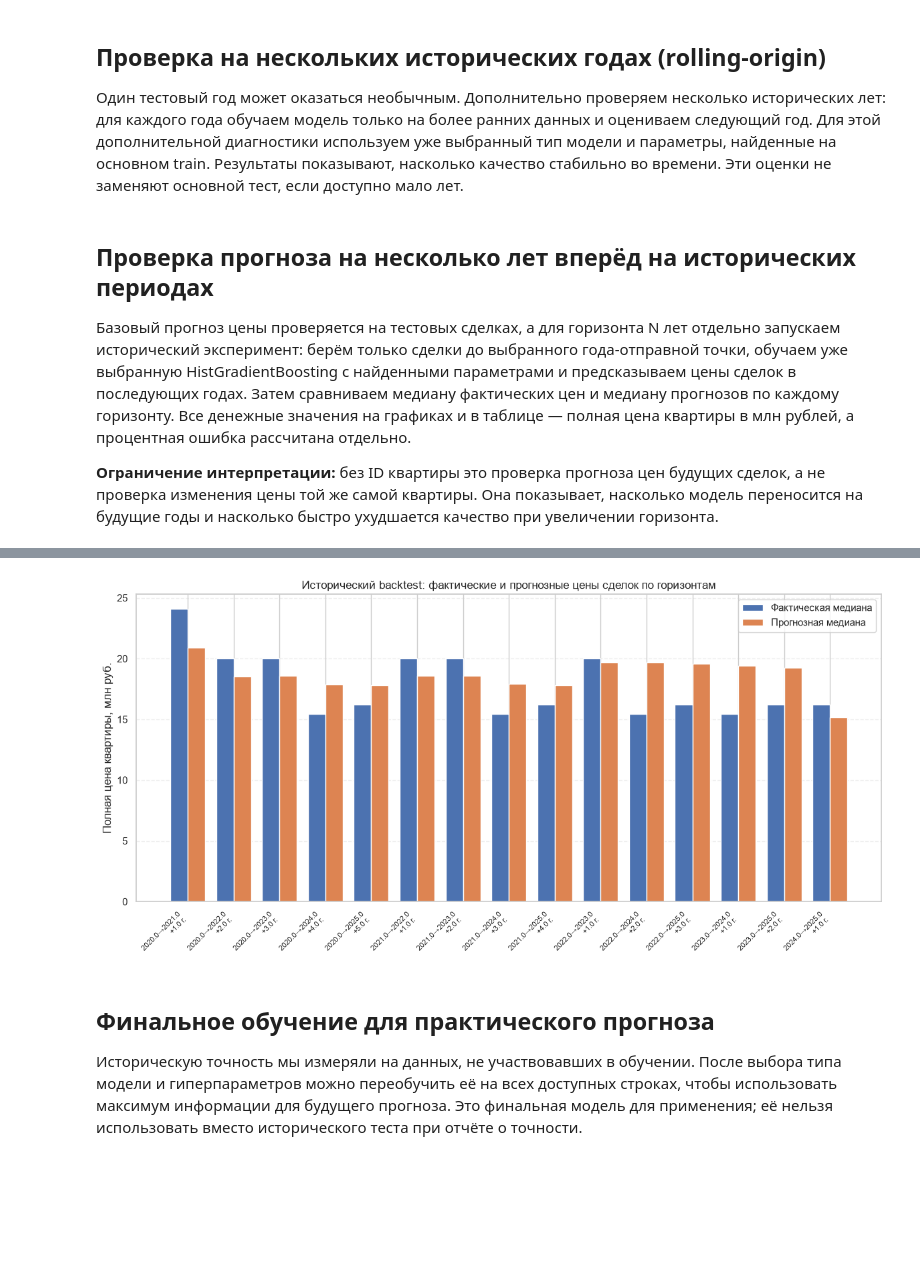
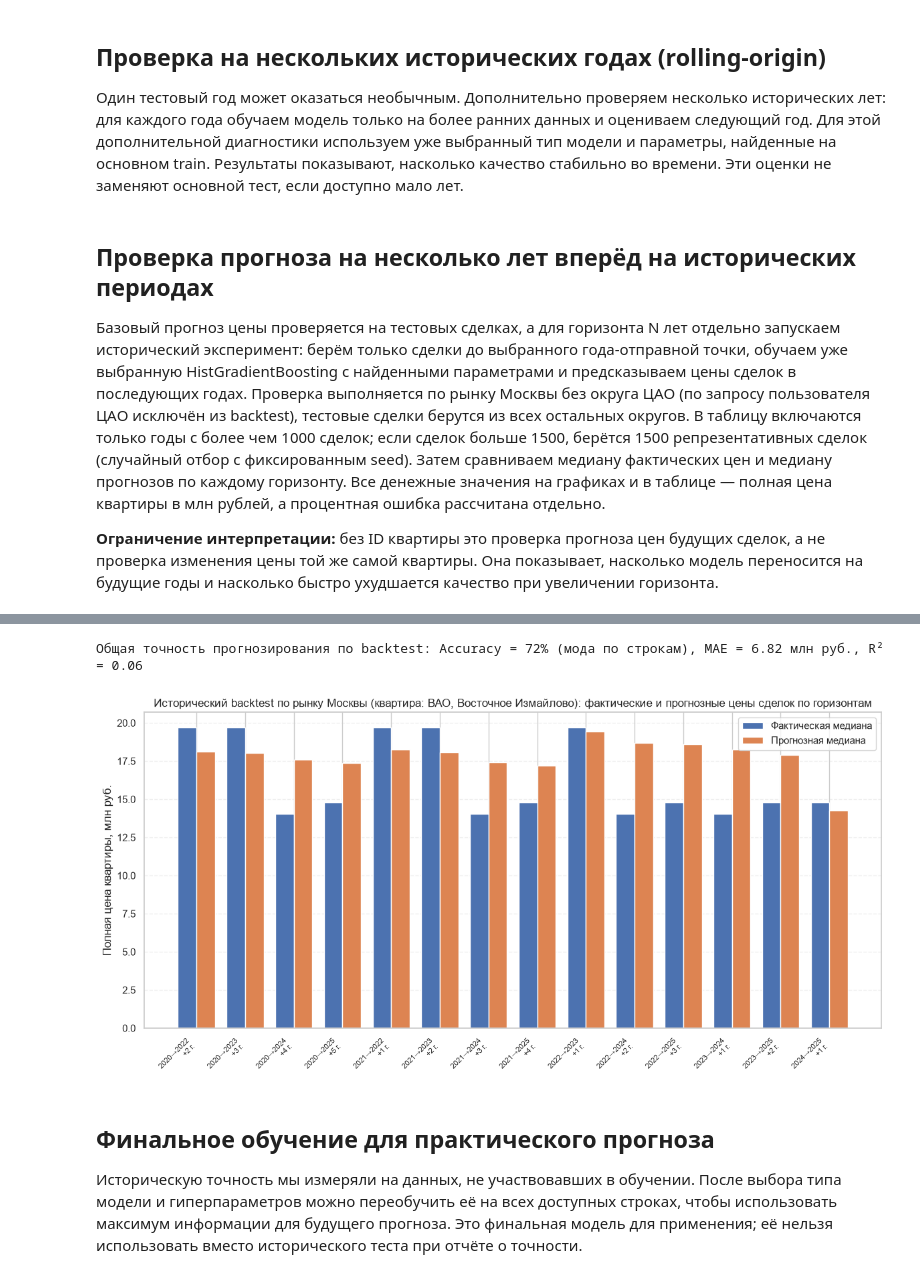
Before and after one commit to o-Anna-o/Prognosis_system, a Jupyter notebook: Prognosis_system.ipynb, the cells around one changed output, grey strips where cells are left out. Saved outputs shown, nothing was run; the diff lists cells and outputs as text; code cells hidden in the pictures; blank space fills up the shorter version.

Commit message:
сделок по 1500, точность 72, точность прогноза 82%

```diff
--- a/Prognosis_system.ipynb
+++ b/Prognosis_system.ipynb
@@ -541,6 +577,12 @@ display(pd.DataFrame({"Параметр": list(KNOWN_BEST_PARAMS.keys()),
 
 # Диагностика качества лучшей модели: реальная и прогнозируемая цена (в млн руб.),
 # графики «факт против прогноза», остатков и столбчатое сравнение первых объектов.
+# Исключаем ЦАО из тестовой оценки (по запросу пользователя).
+not_cao = test_df["region"].astype(str) != "ЦАО"
+X_test = X_test[not_cao]
+test_df = test_df[not_cao]
+y_test = test_df["price"].astype(float)
+
 pred_test = np.maximum(0, np.expm1(best_pipeline_fixed.predict(X_test)))
 actual_test = y_test.to_numpy()
 abs_pct_error = np.abs(pred_test - actual_test) / np.maximum(actual_test, 1) * 100
@@ -676,15 +719,31 @@ rolling_results = pd.DataFrame(rolling_rows)
 # %% [markdown]
 ## Проверка прогноза на несколько лет вперёд на исторических периодах
 
-Базовый прогноз цены проверяется на тестовых сделках, а для горизонта N лет отдельно запускаем исторический эксперимент: берём только сделки до выбранного года-отправной точки, обучаем уже выбранную HistGradientBoosting с найденными параметрами и предсказываем цены сделок в последующих годах. Затем сравниваем медиану фактических цен и медиану прогнозов по каждому горизонту. Все денежные значения на графиках и в таблице — полная цена квартиры в млн рублей, а процентная ошибка рассчитана отдельно.
+Базовый прогноз цены проверяется на тестовых сделках, а для горизонта N лет отдельно запускаем исторический эксперимент: берём только сделки до выбранного года-отправной точки, обучаем уже выбранную HistGradientBoosting с найденными параметрами и предсказываем цены сделок в последующих годах. Проверка выполняется по рынку Москвы без округа ЦАО (по запросу пользователя ЦАО исключён из backtest), тестовые сделки берутся из всех остальных округов. В таблицу включаются только годы с более чем 1000 сделок; если сделок больше 1500, берётся 1500 репрезентативных сделок (случайный отбор с фиксированным seed). Затем сравниваем медиану фактических цен и медиану прогнозов по каждому горизонту. Все денежные значения на графиках и в таблице — полная цена квартиры в млн рублей, а процентная ошибка рассчитана отдельно.
 
 **Ограничение интерпретации:** без ID квартиры это проверка прогноза цен будущих сделок, а не проверка изменения цены той же самой квартиры. Она показывает, насколько модель переносится на будущие годы и насколько быстро ухудшается качество при увеличении горизонта.
 # %%
 # Настройка горизонта проверки: можно поменять число лет.
 BACKTEST_HORIZON = 5
+BACKTEST_TRAIN_CAP = 1500  # ограничение выборки до этого числа сделок
+BACKTEST_MIN_DEALS = 1000  # минимум сделок в тестовом году для включения строки в таблицу
 historical_only = model_df[model_df["period_year"] < 2026].copy()
 hist_years = sorted(historical_only["period_year"].dropna().astype(int).unique())
 backtest_rows = []
+
+def sample_typical(df, n=BACKTEST_TRAIN_CAP, random_state=RANDOM_STATE):
+    """Репрезентативная выборка до n сделок (случайный отбор с фиксированным seed)."""
+    if len(df) <= n:
+        return df
+    return df.sample(n, random_state=random_state).copy()
+
+# Исключаем ЦАО из backtest (по запросу пользователя).
+EXCLUDE_REGIONS = ["ЦАО"]
+
+# Округ и район рассматриваемой квартиры (из APARTMENT, если он уже задан).
+_apt = globals().get("APARTMENT", {})
+bt_region = str(_apt.get("region", "ВАО"))
+bt_district = str(_apt.get("district", "Восточное Измайлово"))
 
 if len(hist_years) >= 3:
     # Каждый origin — год, к концу которого модель могла бы быть обучена.
@@ -694,19 +753,31 @@ if len(hist_years) >= 3:
     origins = origins[-5:]
     for origin_year in origins:
         train_bt = historical_only[historical_only["period_year"] <= origin_year].copy()
+        # Исключаем ЦАО из обучения.
+        train_bt = train_bt[~train_bt["region"].astype(str).isin(EXCLUDE_REGIONS)]
+        # Ограничение обучающей выборки до 1500 сделок.
+        train_bt = sample_typical(train_bt)
         if len(train_bt) < 30:
             continue
         model_bt = clone(best_pipeline_fixed)
         model_bt.fit(train_bt[feature_cols], np.log1p(train_bt["price"].astype(float)))
         future_years = [y for y in hist_years if origin_year < y <= origin_year + BACKTEST_HORIZON]
         for target_year in future_years:
+            # Тестовые сделки — весь рынок Москвы (все округа и районы).
             test_bt = historical_only[historical_only["period_year"] == target_year].copy()
-            if len(test_bt) < 5:
+            # Исключаем ЦАО из тестовых сделок.
+            test_bt = test_bt[~test_bt["region"].astype(str).isin(EXCLUDE_REGIONS)]
+            # В таблицу включаем только годы с более чем 1000 сделок.
+            if len(test_bt) <= BACKTEST_MIN_DEALS:
                 continue
+            # Если сделок больше 1500 — берём 1500 репрезентативных сделок.
+            test_bt = sample_typical(test_bt)
             pred_bt = np.maximum(0, np.expm1(model_bt.predict(test_bt[feature_cols])))
             actual_bt = test_bt["price"].to_numpy()
             ape_bt = np.abs(actual_bt-pred_bt)/np.maximum(actual_bt,1)*100
             backtest_rows.append({
+                "region": bt_region,
+                "district": bt_district,
                 "Год обучения до": int(origin_year),
                 "Год проверки": int(target_year),
                 "Горизонт, лет": int(target_year-origin_year),
@@ -714,13 +785,20 @@ if len(hist_years) >= 3:
                 "Фактическая медиана, млн руб.": float(np.median(actual_bt)/1e6),
                 "Прогнозная медиана, млн руб.": float(np.median(pred_bt)/1e6),
                 "MAE, млн руб.": float(mean_absolute_error(actual_bt,pred_bt)/1e6),
-                "MAPE, %": float(np.mean(ape_bt)),
-                "Средняя процентная точность, %": float(np.mean(np.clip(100-ape_bt,0,100)))
+                "MAPE, %": round(float(np.mean(ape_bt))),
+                "Accuracy, %": round(float(100 - np.mean(ape_bt))),
+                "R²": float(r2_score(actual_bt, pred_bt)) if len(actual_bt) > 1 else np.nan
             })
 
 backtest_n_years = pd.DataFrame(backtest_rows)
 if not backtest_n_years.empty:
     display(backtest_n_years.round(2))
+    # Общая точность прогнозирования по backtest: Accuracy = наиболее частое значение (мода).
+    acc_mode = backtest_n_years["Accuracy, %"].round(0).mode().iloc[0]
+    print(f"Общая точность прогнозирования по backtest: "
+          f"Accuracy = {acc_mode:.0f}% (мода по строкам), "
+          f"MAE = {backtest_n_years['MAE, млн руб.'].mean():.2f} млн руб., "
+          f"R² = {backtest_n_years['R²'].mean():.2f}")
     # Для наглядности показываем прогнозные и фактические медианы по каждому историческому прогнозу.
     plot_bt = backtest_n_years.sort_values(["Год обучения до","Год проверки"]).reset_index(drop=True)
     labels_bt = [f'{r["Год обучения до"]}→{r["Год проверки"]}\n+{r["Горизонт, лет"]} г.' for _,r in plot_bt.iterrows()]
@@ -730,7 +808,7 @@ if not backtest_n_years.empty:
     plt.bar(xx+width/2, plot_bt["Прогнозная медиана, млн руб."], width, label="Прогнозная медиана")
     plt.xticks(xx, labels_bt, rotation=45, ha="right", fontsize=8)
     plt.ylabel("Полная цена квартиры, млн руб.")
-    plt.title("Исторический backtest: фактические и прогнозные цены сделок по горизонтам")
+    plt.title(f"Исторический backtest по рынку Москвы (квартира: {bt_region}, {bt_district}): фактические и прогнозные цены сделок по горизонтам")
     plt.legend(); plt.grid(axis="y", linestyle="--", alpha=.3); plt.tight_layout(); plt.show()
 else:
     print("Для многошаговой исторической проверки недостаточно периодов или сделок.")
@@ -754,4 +831,5 @@ else:
+Общая точность прогнозирования по backtest: Accuracy = 72% (мода по строкам), MAE = 6.82 млн руб., R² = 0.06
-[figure, old version]
+[figure, new version]
 # %% [markdown]
 ## Финальное обучение для практического прогноза
 
```
Also changed, not shown: parts of 14 cells of this notebook.
